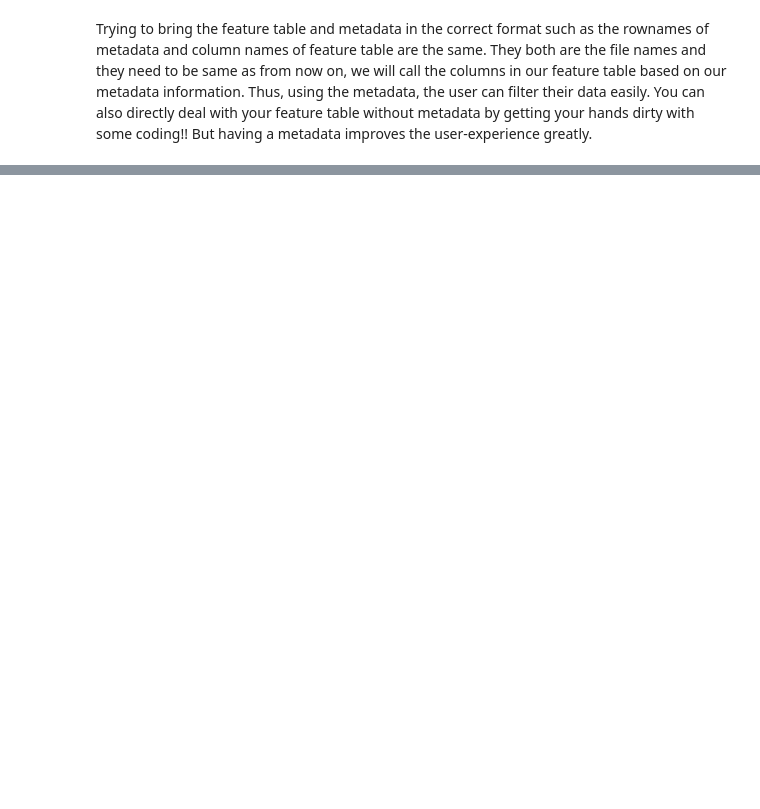
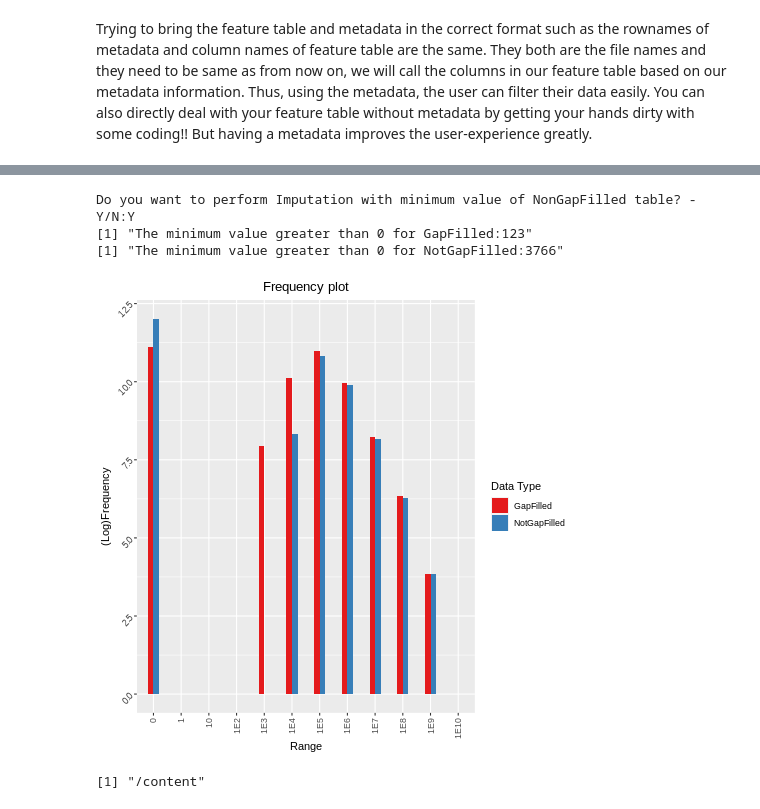
Before and after one commit to 2AMissinou/Metabolomics-Filtering, a Jupyter notebook: Metabolic_Features_Filtering_v1_3_rp.ipynb, the cells around one changed output, grey strips where cells are left out. Cells and saved outputs as stored; diff of their text form; code cells hidden in the pictures; blank space fills up the shorter version.

```diff
--- a/Metabolic_Features_Filtering_v1_3_rp.ipynb
+++ b/Metabolic_Features_Filtering_v1_3_rp.ipynb
@@ -124,3 +58,13 @@ md <-read.csv(files_1[input[3]], sep = ifelse(pattern[input[3]]!="csv","\t",",")
+# %%
+## Reading the input data using URL (from Github):
+# Alternatively, we can also directly pull the data files from our Functional Metabolomics Github page:
+
+%%R
+## Non-gap filled
+nft_url <- 'https://raw.githubusercontent.com/Functional-Metabolomics-Lab/CMFI_Seminar_Multivariate_Statistics/main/Test_Data/20220716_Xenobiotic_metabolism_non_gapfilled_quant_Bsub_quant.csv'
+## Gap filled
+ft_url <- 'https://raw.githubusercontent.com/Functional-Metabolomics-Lab/CMFI_Seminar_Multivariate_Statistics/main/Test_Data/20220716_Xenobiotic_metabolism_gapfilled_quant_Bsub.csv'
+md_url <- 'https://raw.githubusercontent.com/Functional-Metabolomics-Lab/CMFI_Seminar_Multivariate_Statistics/main/Test_Data/20220716_Xenobiotic_Metabolism_metadata_Bsub.txt'
 # %%
 %%R
 nft <- read.csv(nft_url, header = T, check.names = F)
@@ -185,0 +189,3 @@ setwd(Directory)
+# %%
+%%R
+input_data <- ft
@@ -185,0 +398,40 @@ setwd(Directory)
+# %%
+%%R
+GapFilled <-Blank_removal
+NotGapFilled <- nft
+# %%
+%%R
+if(readline('Do you want to perform Imputation with minimum value of NonGapFilled table? - Y/N:')=='Y'){
+
+    plot<- FrequencyPlot(GapFilled,NotGapFilled)
+
+    Arg1 = plot$data$Condition[1]
+    Arg2 = plot$data$Condition[13]
+
+    # accessing the datatable of plot and subsetting with the condition: Eliminating the Range (or bin) 0 and Ranges with zero frequencies
+    plotData_New <- subset(plot$data,plot$data$Freq!=0 & plot$data$Range_bins !=0)
+
+    #getting the first appearing value of this new plot datatable
+    First_val_temp <- aggregate(plotData_New$Freq, by=list(plotData_New$Condition), FUN=first)
+
+    # Subsetting the rows in the plotData_New that has the first appearing values
+    First_val <- plotData_New[plotData_New$Freq %in% c(First_val_temp$x[1],First_val_temp$x[2]),]
+
+    # getting the 2nd minimum value of non-gap filled data. (The first minimum value in the data table is usually zero)
+    RawLOD <- round(min(NotGapFilled[NotGapFilled!=min(NotGapFilled)]))
+    print(paste0("The minimum value greater than 0 for ",Arg1,":", round(min(GapFilled[GapFilled!=min(GapFilled)]))))
+    print(paste0("The minimum value greater than 0 for ",Arg2,":", RawLOD))
+
+    Imputed <- GapFilled
+    Imputed[Imputed<RawLOD] <- RawLOD # Replacing values<RawLOD with RawLOD
+} else return(GapFilled)
+# %% [output]
+Do you want to perform Imputation with minimum value of NonGapFilled table? - Y/N:Y
+[1] "The minimum value greater than 0 for GapFilled:123"
+[1] "The minimum value greater than 0 for NotGapFilled:3766"
+[figure, added]
+# %%
+%%R
+getwd()
+# %% [output]
+[1] "/content"
```
Also changed, not shown: parts of 63 cells of this notebook.
